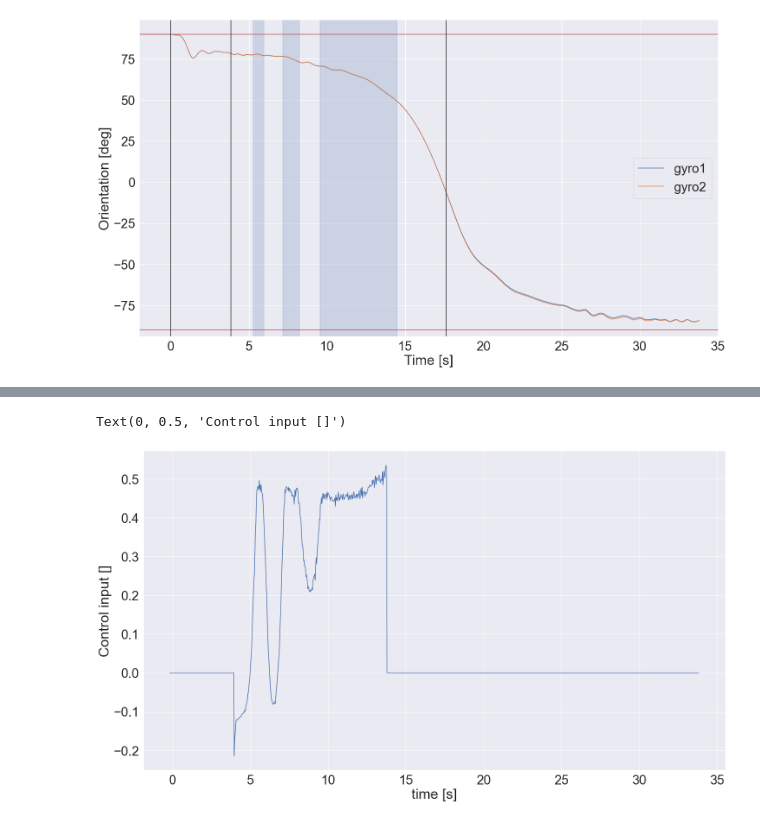
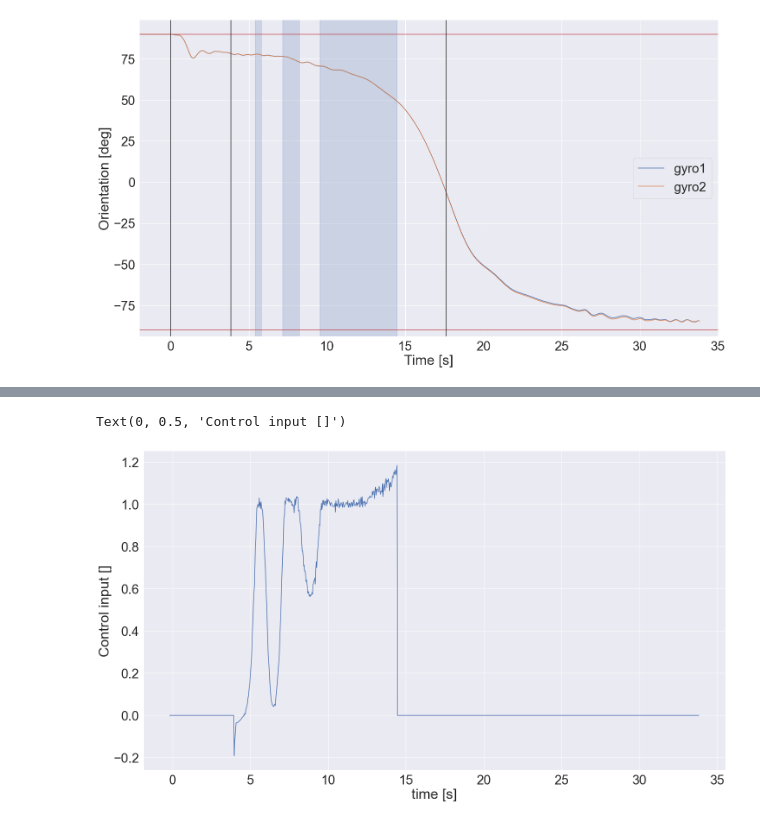
Before and after one commit to aris-space/euler-avionics, a Jupyter notebook: maiden_launch_analysis/maiden_launch_trajectory.ipynb, the cells around one changed output, grey strips where cells are left out. Cells and saved outputs as stored; diff of their text form; code cells hidden in the pictures.

Commit message:
Added control input computation and analysis of dynamics pressure near AB

```diff
--- a/maiden_launch_analysis/maiden_launch_trajectory.ipynb
+++ b/maiden_launch_analysis/maiden_launch_trajectory.ipynb
@@ -364,43 +426,40 @@ Searched index:  573
 # %%
 # Control plots
 
-def compute_control_input(acc, vel, temp, method='theoretical'):
+def compute_speed_of_sound(h) -> float:
+    C = np.sqrt(gamma * R_const * Temp(h))
+    return C
+
+def compute_control_input(acc, vel, alt, t, method='theoretical'):
     if method == 'theoretical':
         n = len(acc)
         control_input = np.zeros(n)
-        ca_rocket = 0.42
-        mult_AB = 5.1
-        m_rocket_engineless = 31.5      # kg
+        m_rocket_engineless = 31.5    # kg
         A_ref_rocket = m.pi * (0.179/2)**2
 
         control_activation_mach_number = 0.55
         control_deactivation_mach_number = 0.1
 
         for i in range(n):
-            speed_of_sound = compute_speed_of_sound(temp[i])
+            speed_of_sound = compute_speed_of_sound(alt[i])
             mach_number = vel[i] / speed_of_sound
-            # TODO: the if statement might be a problem acc < -9.81 else the thrusting phase is not over
-            if (control_deactivation_mach_number < mach_number < control_activation_mach_number) and acc[i] < g:
-                rho = compute_density(actual_temp=temp[i])
-                control_input[i] = (-(acc[i] - g) * 2 * m_rocket_engineless / (rho * A_ref_rocket * ca_rocket * vel[i]**2) - 1)/(mult_AB - 1)
-                '''
-                if -(acc[i] - g) * 2 * m_rocket_engineless /(rho * A_ref_rocket * ca_rocket * vel[i]**2) < 1:
-                    print(-(acc[i] - g) * 2 * m_rocket_engineless /(rho * A_ref_rocket * ca_rocket * vel[i]**2))
-                    print('mach_number: ', mach_number)
-                '''
+            if (control_deactivation_mach_number < mach_number < control_activation_mach_number) and acc[i] > 0 and t_burnout < t[i] < 18:
+                rho = compute_density(alt[i])
+                control_input[i] = ((acc[i]) * 2 * m_rocket_engineless / (rho * A_ref_rocket * vel[i]**2) - Cd_ro1)/(Cd_tot1 - Cd_ro1)
+
     else:
         raise Exception('Control input method not defined')
 
     return control_input
 
 import math as m
 # First assumption: cd values known
 
-control_input = compute_control_input(acc=A_array1[:, 2], vel=V_array1[: ,2], temp=np.array(combined['Temperature [°C]']))
+control_input = compute_control_input(acc=np.array(combined['Ay_IMU1'][cond_launch]), vel=V_abs1, alt=X_array1[: ,2], t = t_array)
 
-plt.plot(t_array1, control_input)
+plt.plot(t_array, control_input)
 plt.xlabel('time [s]')
 plt.ylabel('Control input []')
 # %% [output]
 Text(0, 0.5, 'Control input []')
-[figure, old version]
+[figure, new version]
```
Also changed, not shown: parts of 17 cells of this notebook.
